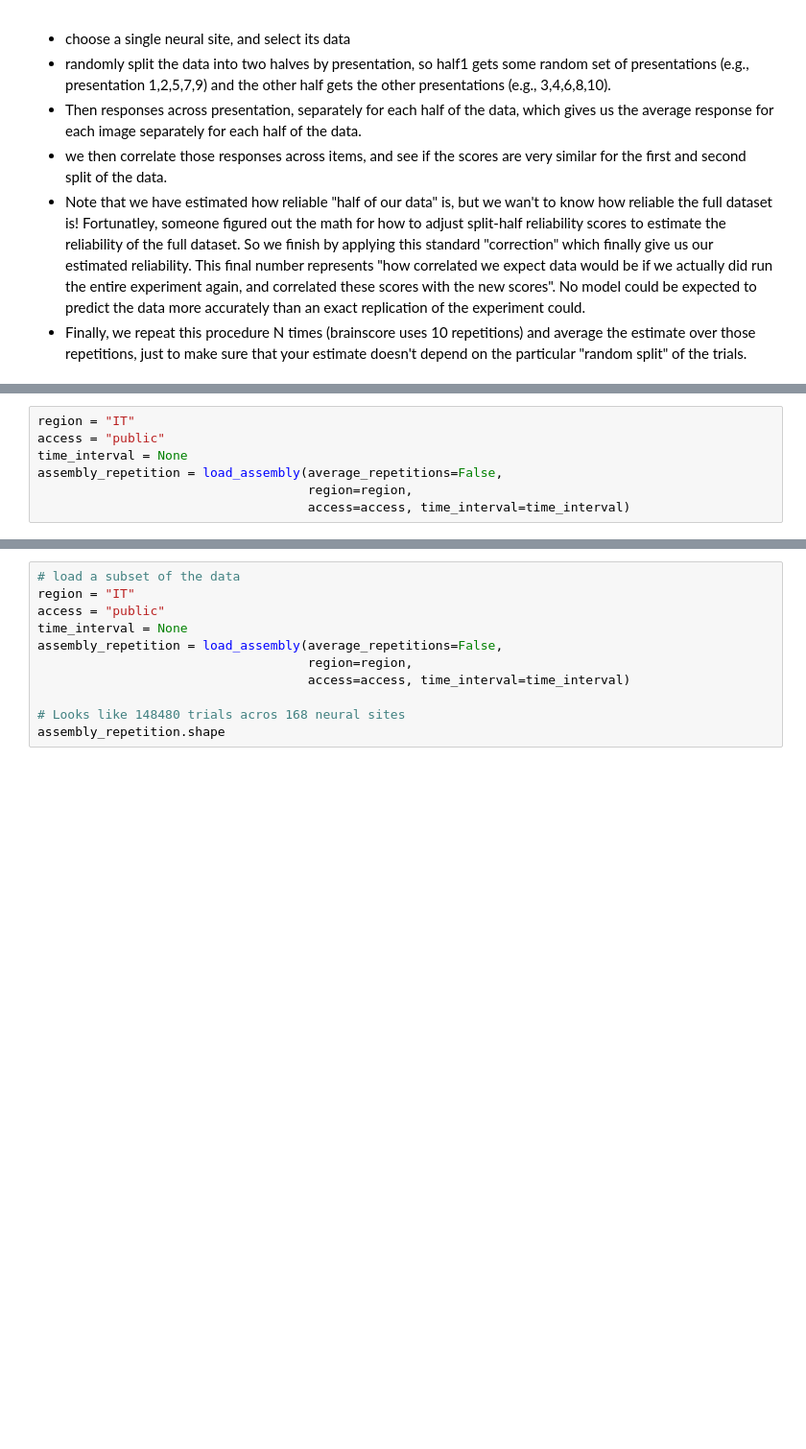
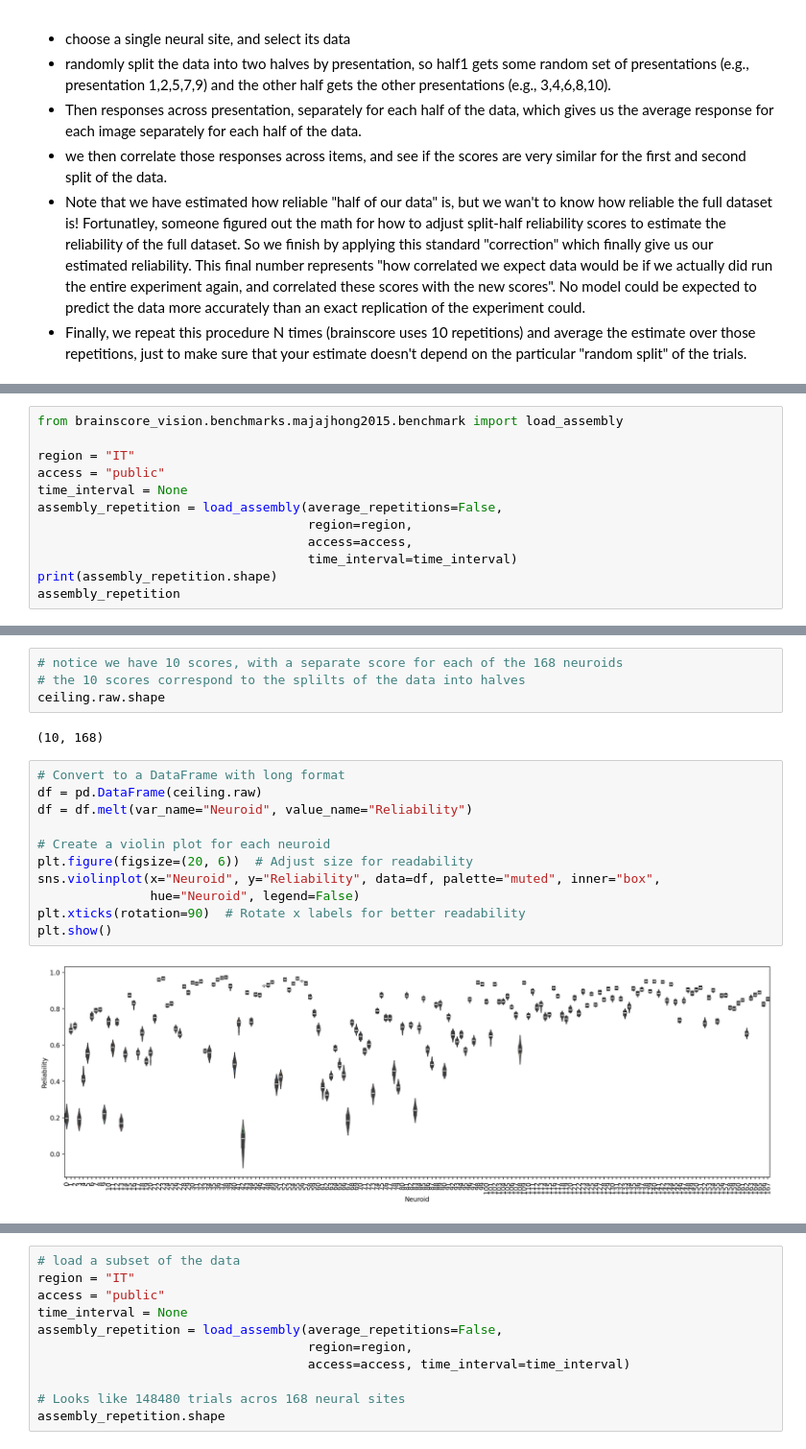
Before and after one commit to grez72/brain-score-vision, a Jupyter notebook: notebooks/neural_datasets_MajajHong2015public.IT-pls.ipynb, the cells around one changed output, grey strips where cells are left out. Shown at 96% size. Cells and saved outputs as stored; diff of their text form; blank space fills up the shorter version.

```diff
--- a/notebooks/neural_datasets_MajajHong2015public.IT-pls.ipynb
+++ b/notebooks/neural_datasets_MajajHong2015public.IT-pls.ipynb
@@ -585,0 +610,12 @@ This is called computing the "split half reliability" of your data. Here's the g
+# %%
+from brainscore_vision.benchmarks.majajhong2015.benchmark import load_assembly
+
+region = "IT"
+access = "public"
+time_interval = None
+assembly_repetition = load_assembly(average_repetitions=False,
+                                    region=region,
+                                    access=access,
+                                    time_interval=time_interval)
+print(assembly_repetition.shape)
+assembly_repetition
@@ -591,10 +647,3 @@ Defaulting to user installation because normal site-packages is not writeable
 Requirement already satisfied: scipy in /n/sw/helmod/apps/centos7/Core/Anaconda3/2021.05-jupyterood-fasrc01/x/lib/python3.8/site-packages (from -r /n/holylabs/LABS/alvarez_lab/Users/alvarez/Projects/b ...
 Requirement already satisfied: numpy<1.23.0,>=1.16.5 in /n/sw/helmod/apps/centos7/Core/Anaconda3/2021.05-jupyterood-fasrc01/x/lib/python3.8/site-packages (from scipy->-r /n/holylabs/LABS/alvarez_lab/U ...
 <brainscore_vision.metrics.internal_consistency.ceiling.InternalConsistency at 0x...>
-# %%
-region = "IT"
-access = "public"
-time_interval = None
-assembly_repetition = load_assembly(average_repetitions=False,
-                                    region=region,
-                                    access=access, time_interval=time_interval)
@@ -722,0 +660,19 @@ BUT FIRST....let's use their primatives.
+# %%
+# notice we have 10 scores, with a separate score for each of the 168 neuroids
+# the 10 scores correspond to the splilts of the data into halves
+ceiling.raw.shape
+# %% [output]
+(10, 168)
+# %%
+# Convert to a DataFrame with long format
+df = pd.DataFrame(ceiling.raw)
+df = df.melt(var_name="Neuroid", value_name="Reliability")
+
+# Create a violin plot for each neuroid
+plt.figure(figsize=(20, 6))  # Adjust size for readability
+sns.violinplot(x="Neuroid", y="Reliability", data=df, palette="muted", inner="box",
+               hue="Neuroid", legend=False)
+plt.xticks(rotation=90)  # Rotate x labels for better readability
+plt.show()
+# %% [output]
+[figure, added]
```
Also changed, not shown: parts of 86 cells of this notebook, 4 other files.
